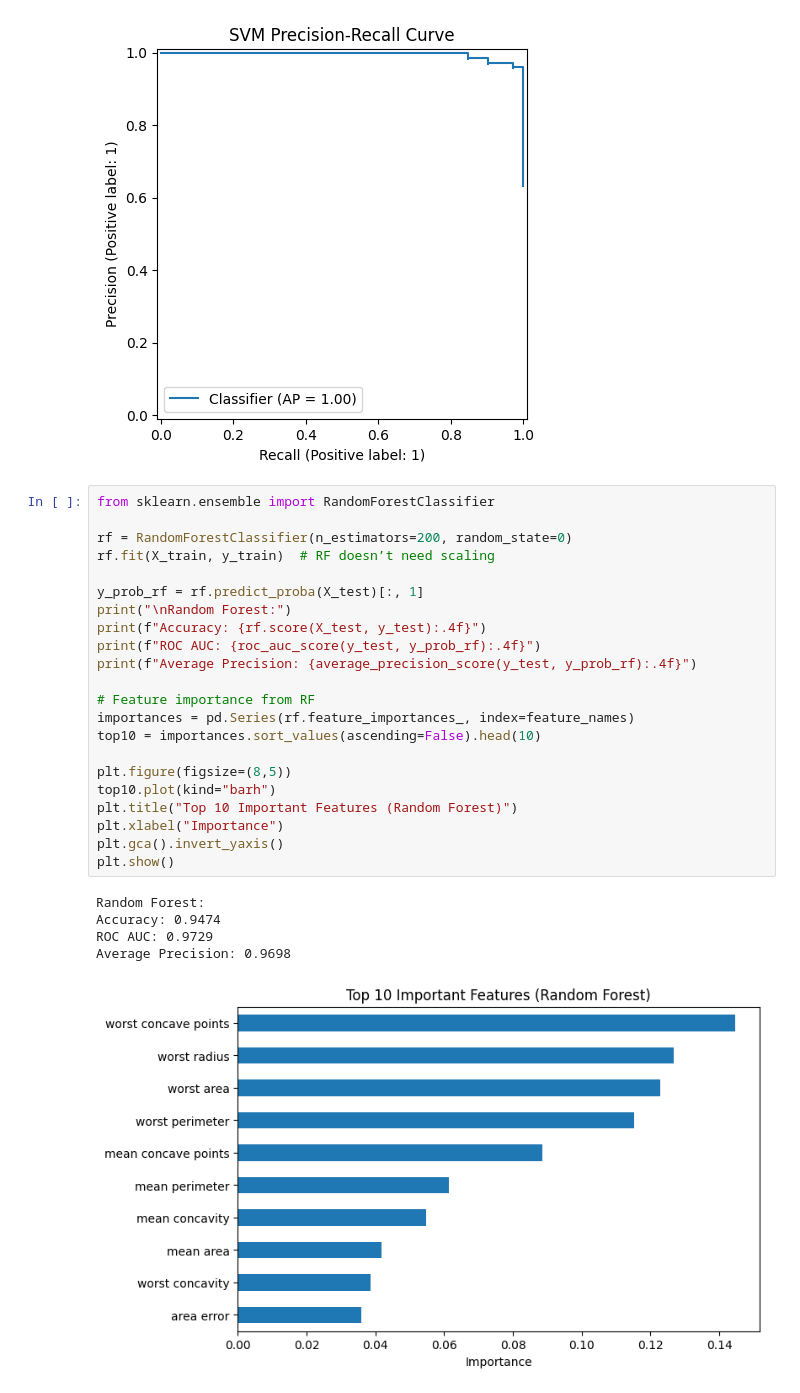
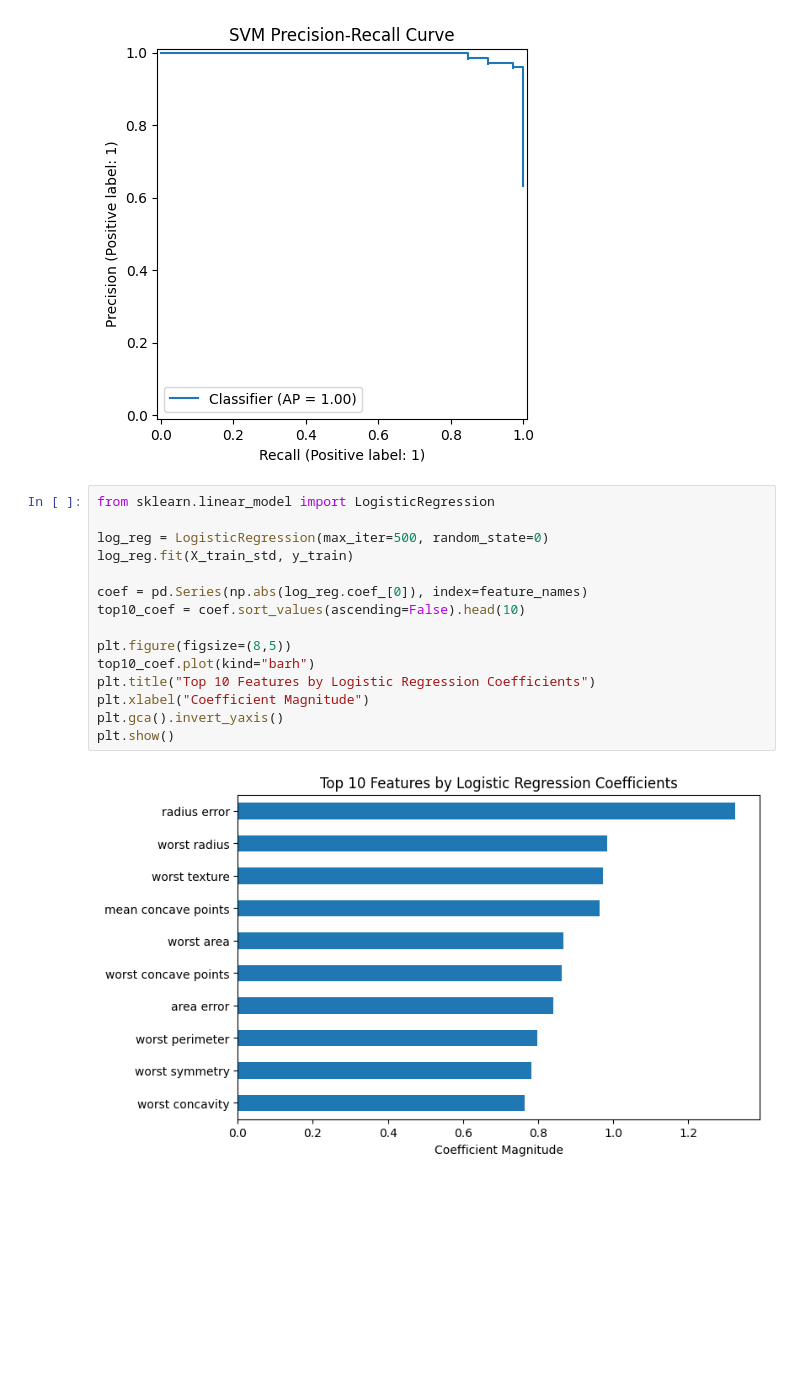
Before and after one commit to kayleepho/MATH-5750-Project-1, a Jupyter notebook: project1.ipynb, the cells around one changed output. Saved outputs shown, nothing was run; the diff lists cells and outputs as text; blank space fills up the shorter version.

```diff
--- a/project1.ipynb
+++ b/project1.ipynb
@@ -396,30 +402,19 @@ plt.show()
 [figure]
 [figure]
 # %%
-from sklearn.ensemble import RandomForestClassifier
+from sklearn.linear_model import LogisticRegression
 
-rf = RandomForestClassifier(n_estimators=200, random_state=0)
-rf.fit(X_train, y_train)  # RF doesn’t need scaling
+log_reg = LogisticRegression(max_iter=500, random_state=0)
+log_reg.fit(X_train_std, y_train)
 
-y_prob_rf = rf.predict_proba(X_test)[:, 1]
-print("\nRandom Forest:")
-print(f"Accuracy: {rf.score(X_test, y_test):.4f}")
-print(f"ROC AUC: {roc_auc_score(y_test, y_prob_rf):.4f}")
-print(f"Average Precision: {average_precision_score(y_test, y_prob_rf):.4f}")
-
-# Feature importance from RF
-importances = pd.Series(rf.feature_importances_, index=feature_names)
-top10 = importances.sort_values(ascending=False).head(10)
+coef = pd.Series(np.abs(log_reg.coef_[0]), index=feature_names)
+top10_coef = coef.sort_values(ascending=False).head(10)
 
 plt.figure(figsize=(8,5))
-top10.plot(kind="barh")
-plt.title("Top 10 Important Features (Random Forest)")
-plt.xlabel("Importance")
+top10_coef.plot(kind="barh")
+plt.title("Top 10 Features by Logistic Regression Coefficients")
+plt.xlabel("Coefficient Magnitude")
 plt.gca().invert_yaxis()
 plt.show()
 # %% [output]
-Random Forest:
-Accuracy: 0.9474
-ROC AUC: 0.9729
-Average Precision: 0.9698
-[figure, old version]
+[figure, new version]
```
Also changed, not shown: parts of 2 cells of this notebook.
